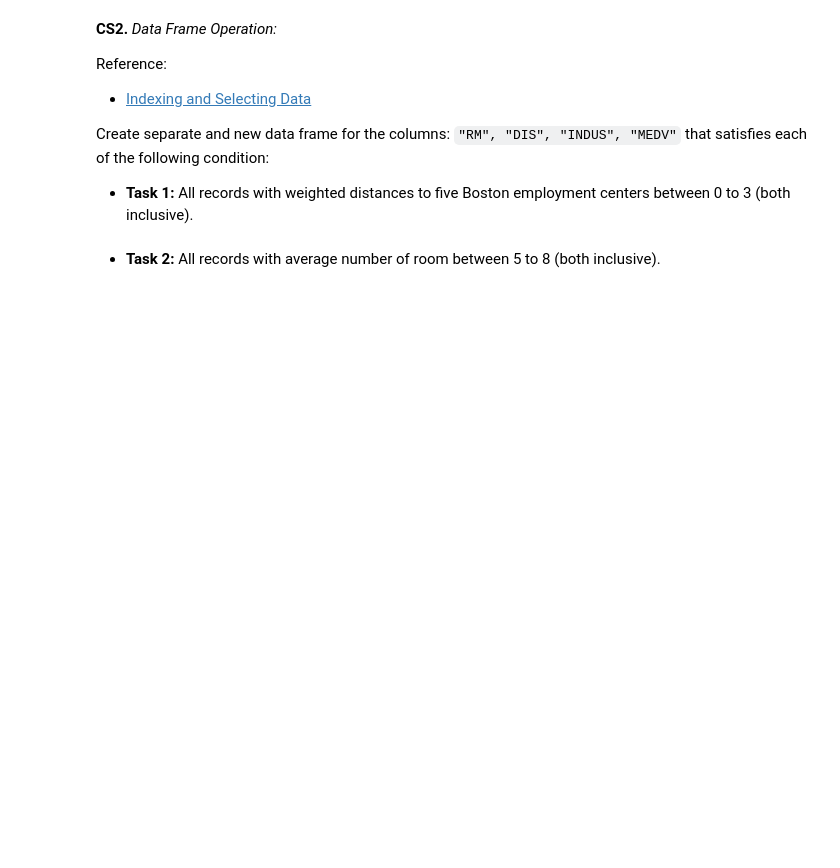
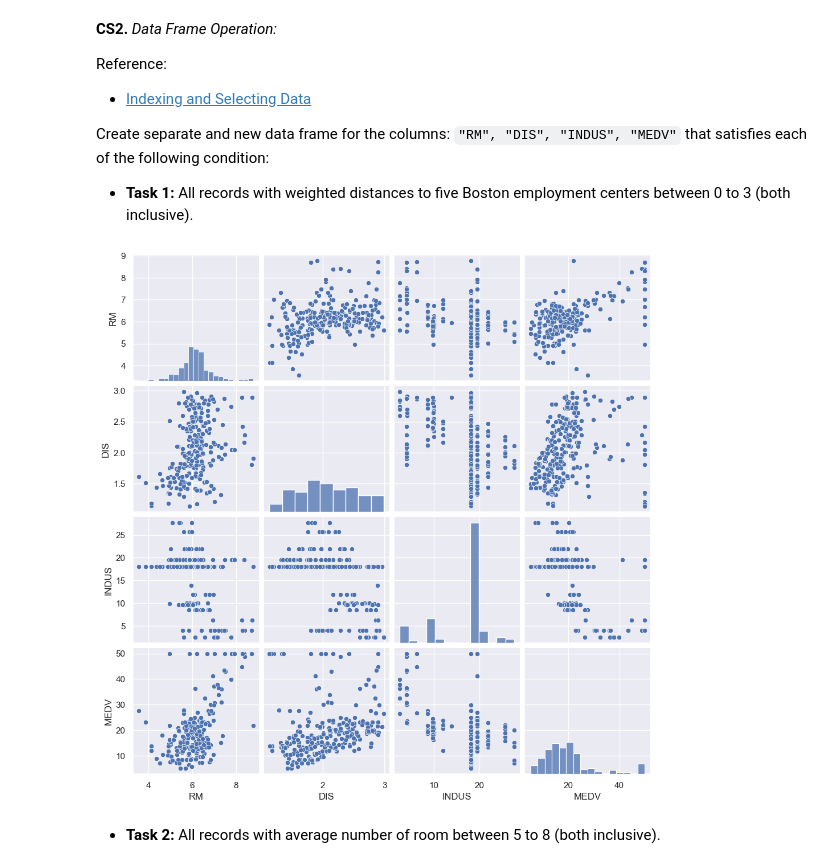
Before and after one commit to surrelsaga/DDW-weekly-problemSets, a Jupyter notebook: Week09_Cohort.ipynb, the cells around one changed output. Cells and saved outputs as stored; diff of their text form; code cells hidden in the pictures; blank space fills up the shorter version.

```diff
--- a/Week09_Cohort.ipynb
+++ b/Week09_Cohort.ipynb
@@ -27,16 +30,16 @@ from IPython.display import display
 # %%
 # Task 1
 import os
-FILE_LOC = os.getenv('UPLOADED_FILES')
+# commented out for local run
+# FILE_LOC = os.getenv('UPLOADED_FILES')
+FILE_LOC = 'data/' # local file
+
 if FILE_LOC is None:
     FILE_LOC = "."
 
 # file location is at FILE_LOC + filename
+file_location = FILE_LOC + 'housing_processed.csv'
 # read CSV file, replace the None
-# df: pd.DataFrame = None
-
-###
-### YOUR CODE HERE
-###
+df: pd.DataFrame = pd.read_csv(file_location)
 
 display(df)
@@ -129,17 +170,16 @@ Create separate and new data frame for the columns: `"RM", "DIS", "INDUS", "MEDV
 - **Task 1:** All records with weighted distances to ﬁve Boston employment centers between 0 to 3 (both inclusive).
 # %%
 # specify the columns of interest, replace the None
-# columns: list[str] = [None]
+columns: list[str] = ['RM', 'DIS', 'INDUS', 'MEDV']
 
 # use conditions for row selector and column selector
 # replace the None
-# df_1: pd.DataFrame = None
+df_1: pd.DataFrame = df.loc[(df['DIS'] >= 0) & (df['DIS'] <= 3), columns]
 
-###
-### YOUR CODE HERE
-###
 
 myplot: sns.axisgrid.PairGrid = sns.pairplot(data=df_1)
+# %% [output]
+[figure, added]
 # %%
 ###
 ### AUTOGRADER TEST - DO NOT REMOVE
```
Also changed, not shown: parts of 14 cells of this notebook, 2 other files.
